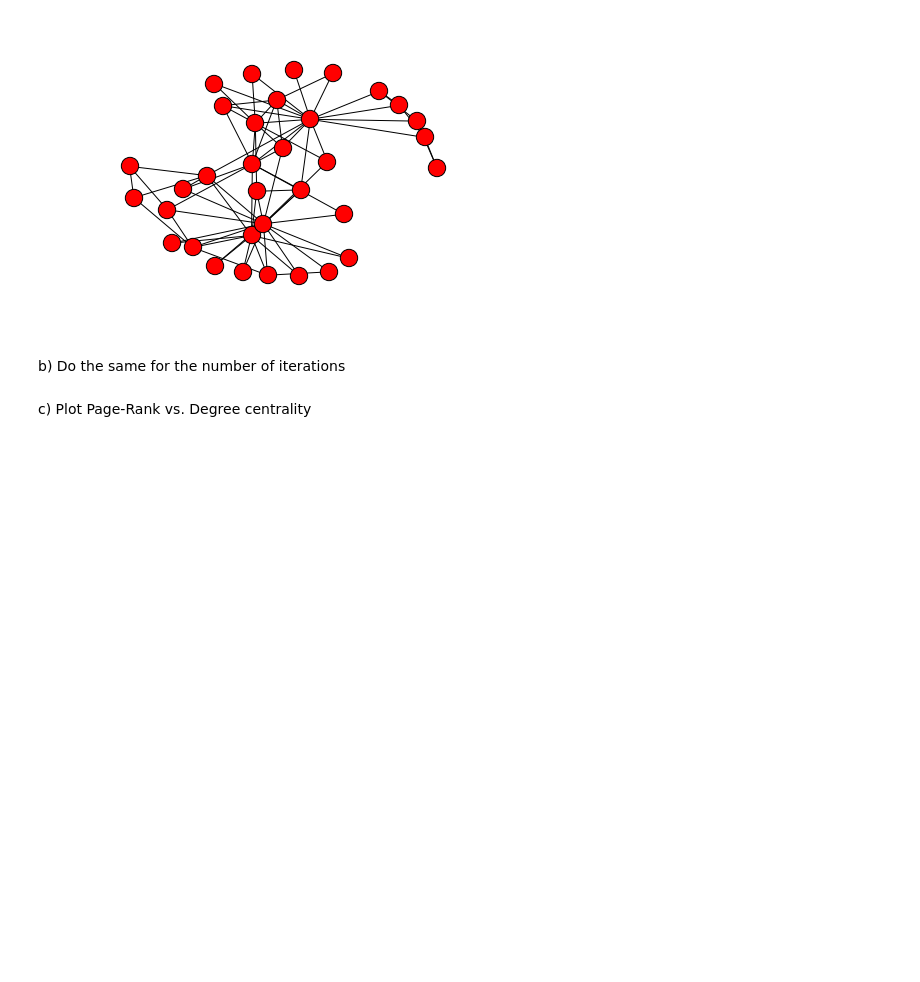
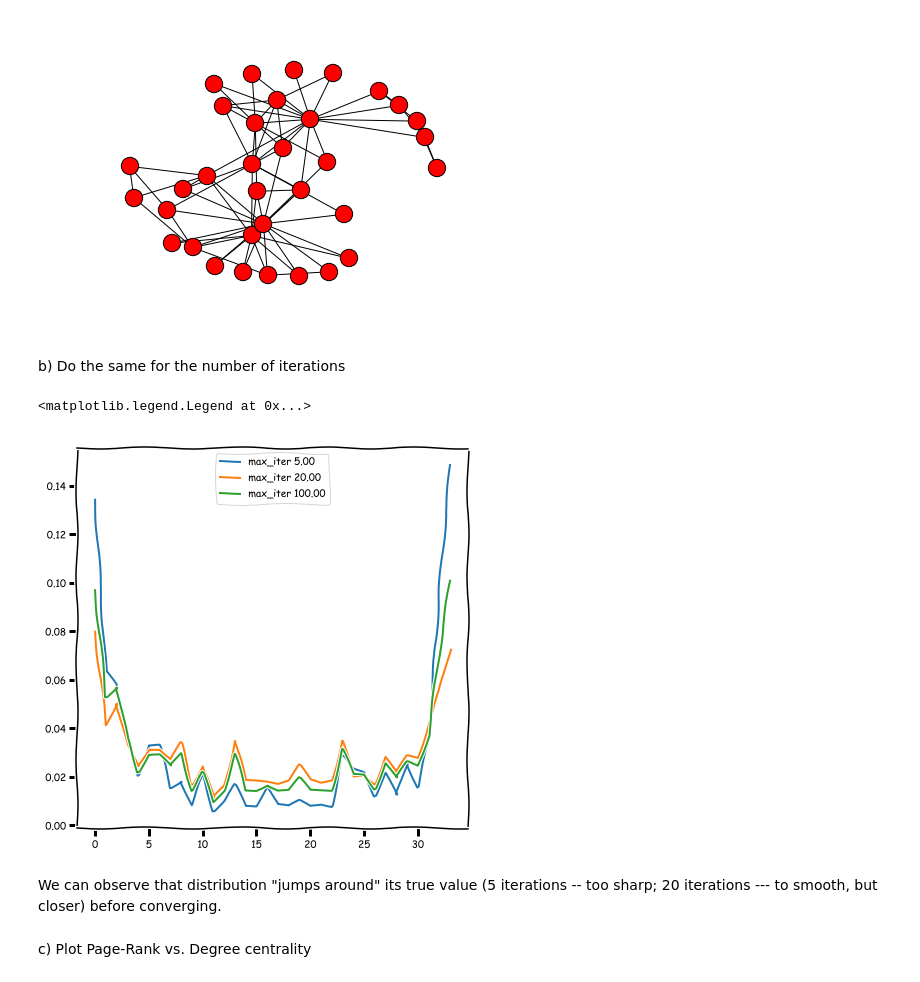
Before and after one commit to mdldml/hse-term2-network-science, a Jupyter notebook: Classes Module 3/03_4.1_pagerank_hits.ipynb, the cells around one changed output. Cells and saved outputs as stored; diff of their text form; code cells hidden in the pictures; blank space fills up the shorter version.

```diff
--- a/Classes Module 3/03_4.1_pagerank_hits.ipynb
+++ b/Classes Module 3/03_4.1_pagerank_hits.ipynb
@@ -32,3 +37,17 @@ b) Do the same for the number of iterations
+# %%
+fig = plt.figure(1, figsize=(7,7))
+ax = plt.subplot(111)
+
+for max_iter in [5, 20, 100]:
+    results = nx.pagerank(G, alpha=0.85, max_iter=max_iter, tol=np.exp(-0.2 * max_iter))
+    ax.plot(results.keys(), results.values(), label='max_iter %.2f' % max_iter)
+
+ax.legend()
+# %% [output]
+<matplotlib.legend.Legend at 0x...>
+[figure, added]
+# %% [markdown]
+We can observe that distribution "jumps around" its true value (5 iterations -- too sharp; 20 iterations --- to smooth, but closer) before converging.
 # %% [markdown]
 c) Plot Page-Rank vs. Degree centrality
 # %%
```
Also changed, not shown: parts of 11 cells of this notebook.
